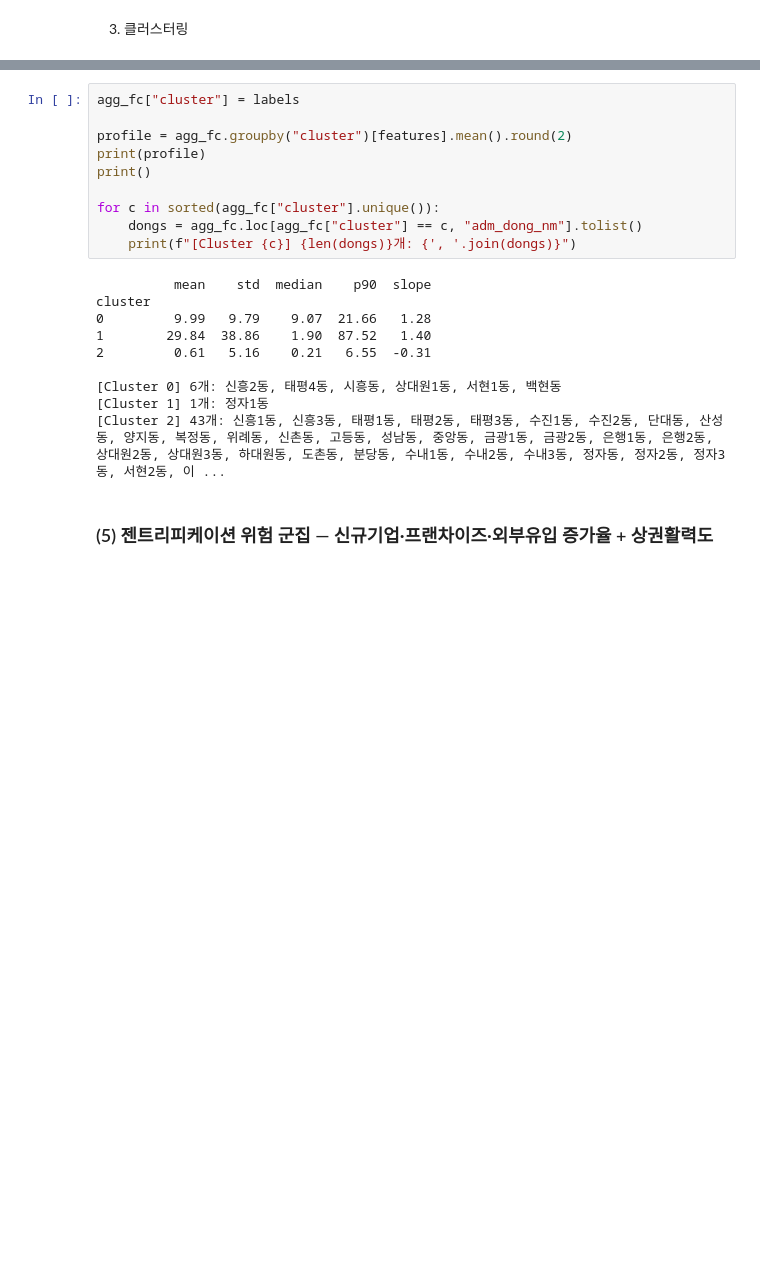
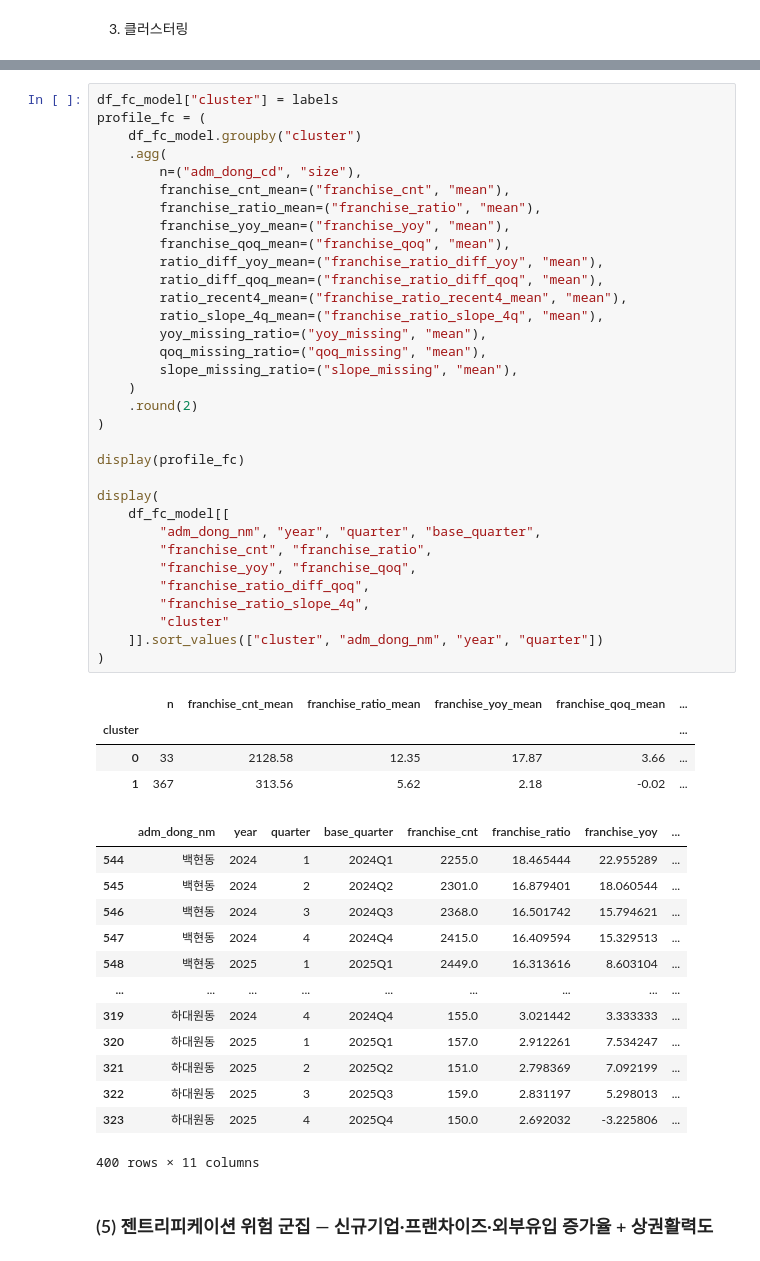
Before and after one commit to bulsajo1/final_project, a Jupyter notebook: eunbi/머신러닝_은비.ipynb, the cells around one changed output, grey strips where cells are left out. Saved outputs shown, nothing was run; the diff lists cells and outputs as text; blank space fills up the shorter version.

```diff
--- a/eunbi/머신러닝_은비.ipynb
+++ b/eunbi/머신러닝_은비.ipynb
@@ -597,23 +822,54 @@ CH Index   =  60.1998
 # %%
-agg_fc["cluster"] = labels
+df_fc_model["cluster"] = labels
+profile_fc = (
+    df_fc_model.groupby("cluster")
+    .agg(
+        n=("adm_dong_cd", "size"),
+        franchise_cnt_mean=("franchise_cnt", "mean"),
+        franchise_ratio_mean=("franchise_ratio", "mean"),
+        franchise_yoy_mean=("franchise_yoy", "mean"),
+        franchise_qoq_mean=("franchise_qoq", "mean"),
+        ratio_diff_yoy_mean=("franchise_ratio_diff_yoy", "mean"),
+        ratio_diff_qoq_mean=("franchise_ratio_diff_qoq", "mean"),
+        ratio_recent4_mean=("franchise_ratio_recent4_mean", "mean"),
+        ratio_slope_4q_mean=("franchise_ratio_slope_4q", "mean"),
+        yoy_missing_ratio=("yoy_missing", "mean"),
+        qoq_missing_ratio=("qoq_missing", "mean"),
+        slope_missing_ratio=("slope_missing", "mean"),
+    )
+    .round(2)
+)
 
-profile = agg_fc.groupby("cluster")[features].mean().round(2)
-print(profile)
-print()
+display(profile_fc)
 
-for c in sorted(agg_fc["cluster"].unique()):
-    dongs = agg_fc.loc[agg_fc["cluster"] == c, "adm_dong_nm"].tolist()
-    print(f"[Cluster {c}] {len(dongs)}개: {', '.join(dongs)}")
+display(
+    df_fc_model[[
+        "adm_dong_nm", "year", "quarter", "base_quarter",
+        "franchise_cnt", "franchise_ratio",
+        "franchise_yoy", "franchise_qoq",
+        "franchise_ratio_diff_qoq",
+        "franchise_ratio_slope_4q",
+        "cluster"
+    ]].sort_values(["cluster", "adm_dong_nm", "year", "quarter"])
+)
 # %% [output]
+|  | n | franchise_cnt_mean | franchise_ratio_mean | franchise_yoy_mean | franchise_qoq_mean | ... |
+| cluster |  |  |  |  |  | ... |
+| 0 | 33 | 2128.58 | 12.35 | 17.87 | 3.66 | ... |
+| 1 | 367 | 313.56 | 5.62 | 2.18 | -0.02 | ... |
+|  | adm_dong_nm | year | quarter | base_quarter | franchise_cnt | franchise_ratio | franchise_yoy | ... |
+| 544 | 백현동 | 2024 | 1 | 2024Q1 | 2255.0 | 18.465444 | 22.955289 | ... |
+| 545 | 백현동 | 2024 | 2 | 2024Q2 | 2301.0 | 16.879401 | 18.060544 | ... |
+| 546 | 백현동 | 2024 | 3 | 2024Q3 | 2368.0 | 16.501742 | 15.794621 | ... |
+| 547 | 백현동 | 2024 | 4 | 2024Q4 | 2415.0 | 16.409594 | 15.329513 | ... |
+| 548 | 백현동 | 2025 | 1 | 2025Q1 | 2449.0 | 16.313616 | 8.603104 | ... |
+| ... | ... | ... | ... | ... | ... | ... | ... | ... |
+| 319 | 하대원동 | 2024 | 4 | 2024Q4 | 155.0 | 3.021442 | 3.333333 | ... |
+| 320 | 하대원동 | 2025 | 1 | 2025Q1 | 157.0 | 2.912261 | 7.534247 | ... |
+| 321 | 하대원동 | 2025 | 2 | 2025Q2 | 151.0 | 2.798369 | 7.092199 | ... |
+| 322 | 하대원동 | 2025 | 3 | 2025Q3 | 159.0 | 2.831197 | 5.298013 | ... |
+| 323 | 하대원동 | 2025 | 4 | 2025Q4 | 150.0 | 2.692032 | -3.225806 | ... |
-          mean    std  median    p90  slope
-cluster
-0         9.99   9.79    9.07  21.66   1.28
-1        29.84  38.86    1.90  87.52   1.40
-2         0.61   5.16    0.21   6.55  -0.31
-
-[Cluster 0] 6개: 신흥2동, 태평4동, 시흥동, 상대원1동, 서현1동, 백현동
-[Cluster 1] 1개: 정자1동
-[Cluster 2] 43개: 신흥1동, 신흥3동, 태평1동, 태평2동, 태평3동, 수진1동, 수진2동, 단대동, 산성동, 양지동, 복정동, 위례동, 신촌동, 고등동, 성남동, 중앙동, 금광1동, 금광2동, 은행1동, 은행2동, 상대원2동, 상대원3동, 하대원동, 도촌동, 분당동, 수내1동, 수내2동, 수내3동, 정자동, 정자2동, 정자3동, 서현2동, 이 ...
+400 rows × 11 columns
 # %% [markdown]
 ### (5) 젠트리피케이션 위험 군집 — 신규기업·프랜차이즈·외부유입 증가율 + 상권활력도
 # %% [markdown]
```
Also changed, not shown: parts of 50 cells of this notebook.
